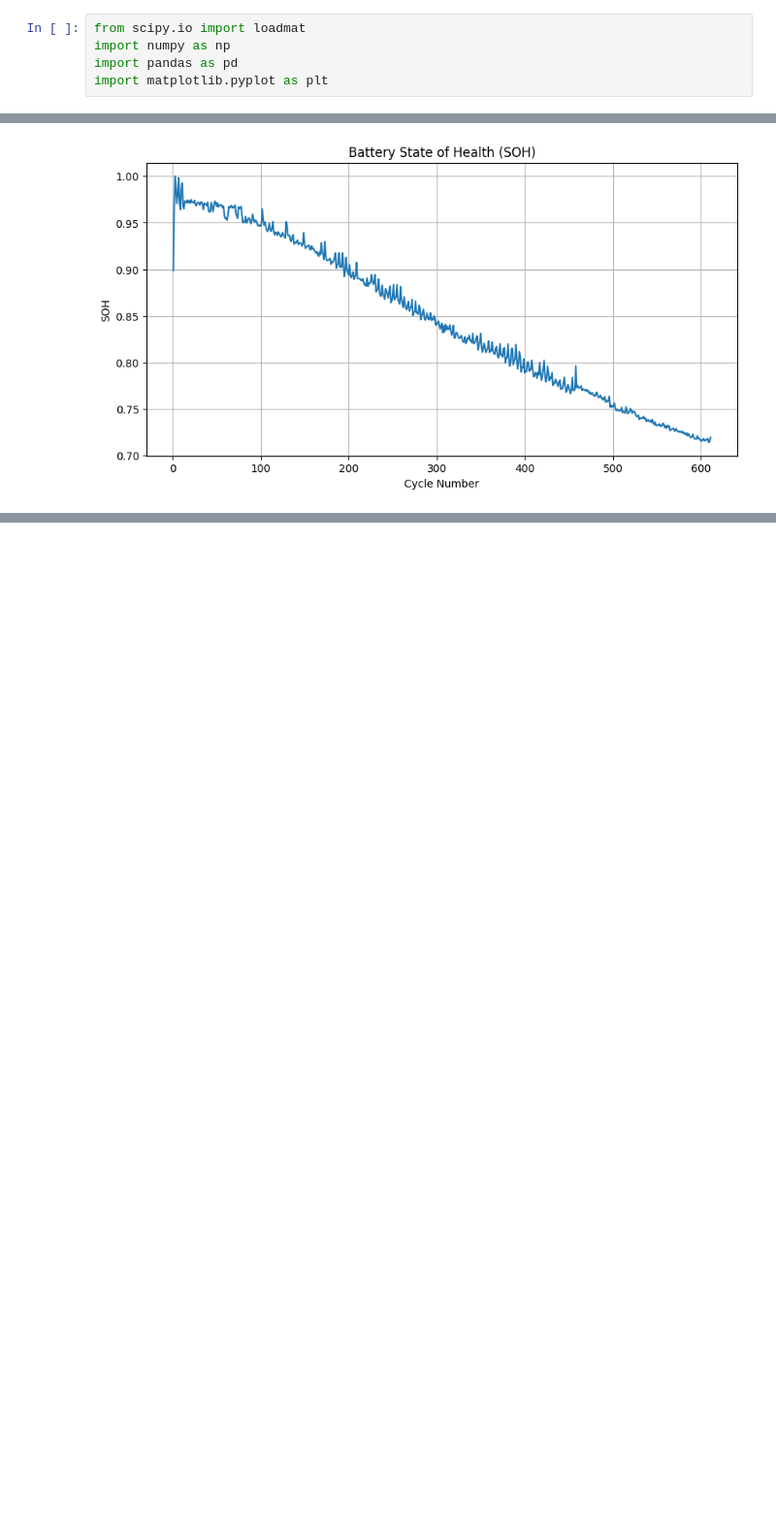
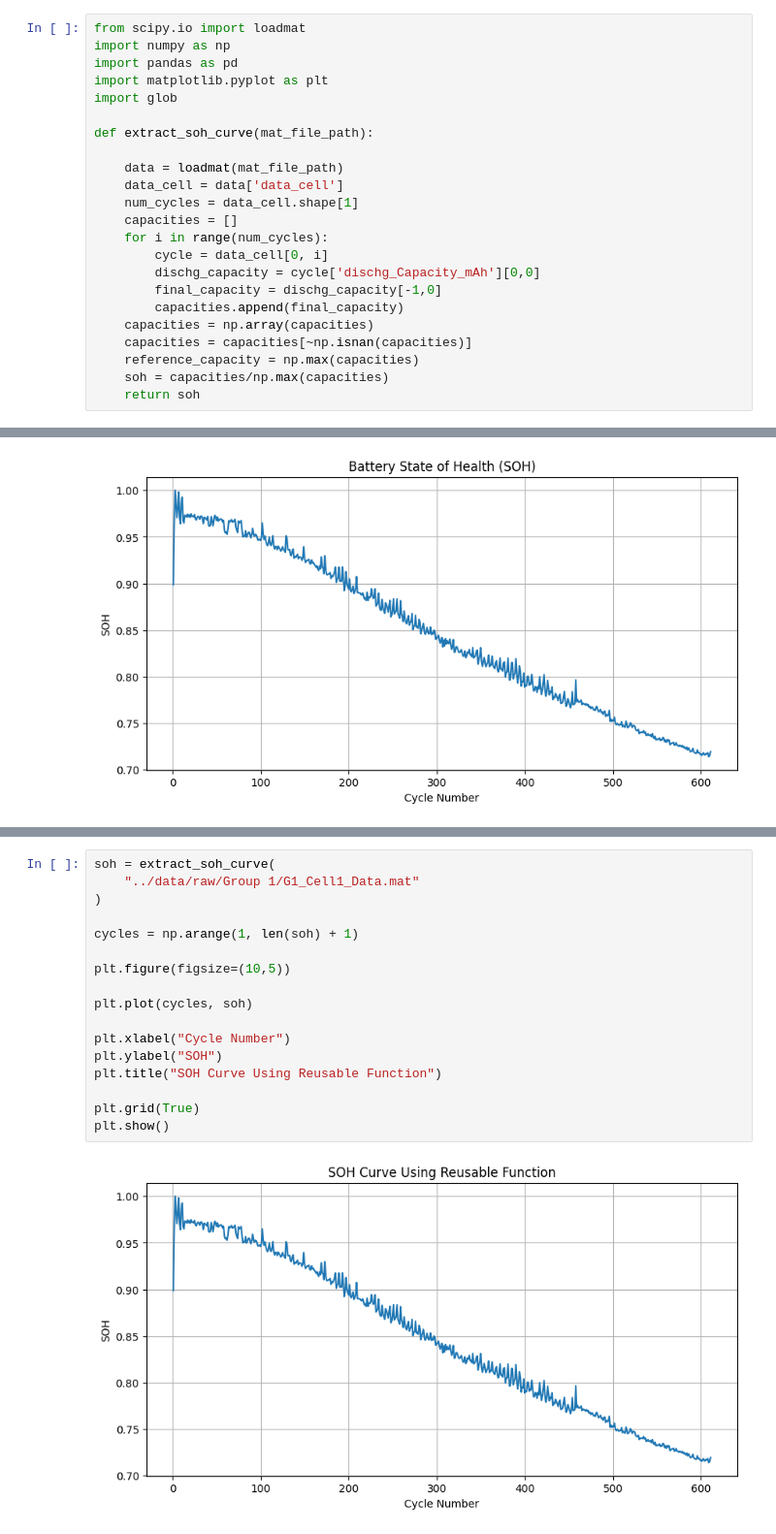
Before and after one commit to tej345/battery-degradation-research, a Jupyter notebook: notebooks/phase1_exploration.ipynb, the cells around one changed output, grey strips where cells are left out. Shown at 97% size. Saved outputs shown, nothing was run; the diff lists cells and outputs as text; blank space fills up the shorter version.

Commit message:
Built reusable SOH extraction pipeline and multi-cell analysis

```diff
--- a/notebooks/phase1_exploration.ipynb
+++ b/notebooks/phase1_exploration.ipynb
@@ -3,6 +3,24 @@ from scipy.io import loadmat
 import numpy as np
 import pandas as pd
 import matplotlib.pyplot as plt
+import glob
+
+def extract_soh_curve(mat_file_path):
+
+    data = loadmat(mat_file_path)
+    data_cell = data['data_cell']
+    num_cycles = data_cell.shape[1]
+    capacities = []
+    for i in range(num_cycles):
+        cycle = data_cell[0, i]
+        dischg_capacity = cycle['dischg_Capacity_mAh'][0,0]
+        final_capacity = dischg_capacity[-1,0]
+        capacities.append(final_capacity)
+    capacities = np.array(capacities)
+    capacities = capacities[~np.isnan(capacities)]
+    reference_capacity = np.max(capacities)
+    soh = capacities/np.max(capacities)
+    return soh
 # %%
 data = loadmat("../data/raw/Group 1/G1_Cell1_Data.mat")
 # %%
@@ -153,0 +210,19 @@ plt.show()
+# %%
+soh = extract_soh_curve(
+    "../data/raw/Group 1/G1_Cell1_Data.mat"
+)
+
+cycles = np.arange(1, len(soh) + 1)
+
+plt.figure(figsize=(10,5))
+
+plt.plot(cycles, soh)
+
+plt.xlabel("Cycle Number")
+plt.ylabel("SOH")
+plt.title("SOH Curve Using Reusable Function")
+
+plt.grid(True)
+plt.show()
+# %% [output]
+[figure, added]
```
Also changed, not shown: parts of 7 cells of this notebook.
